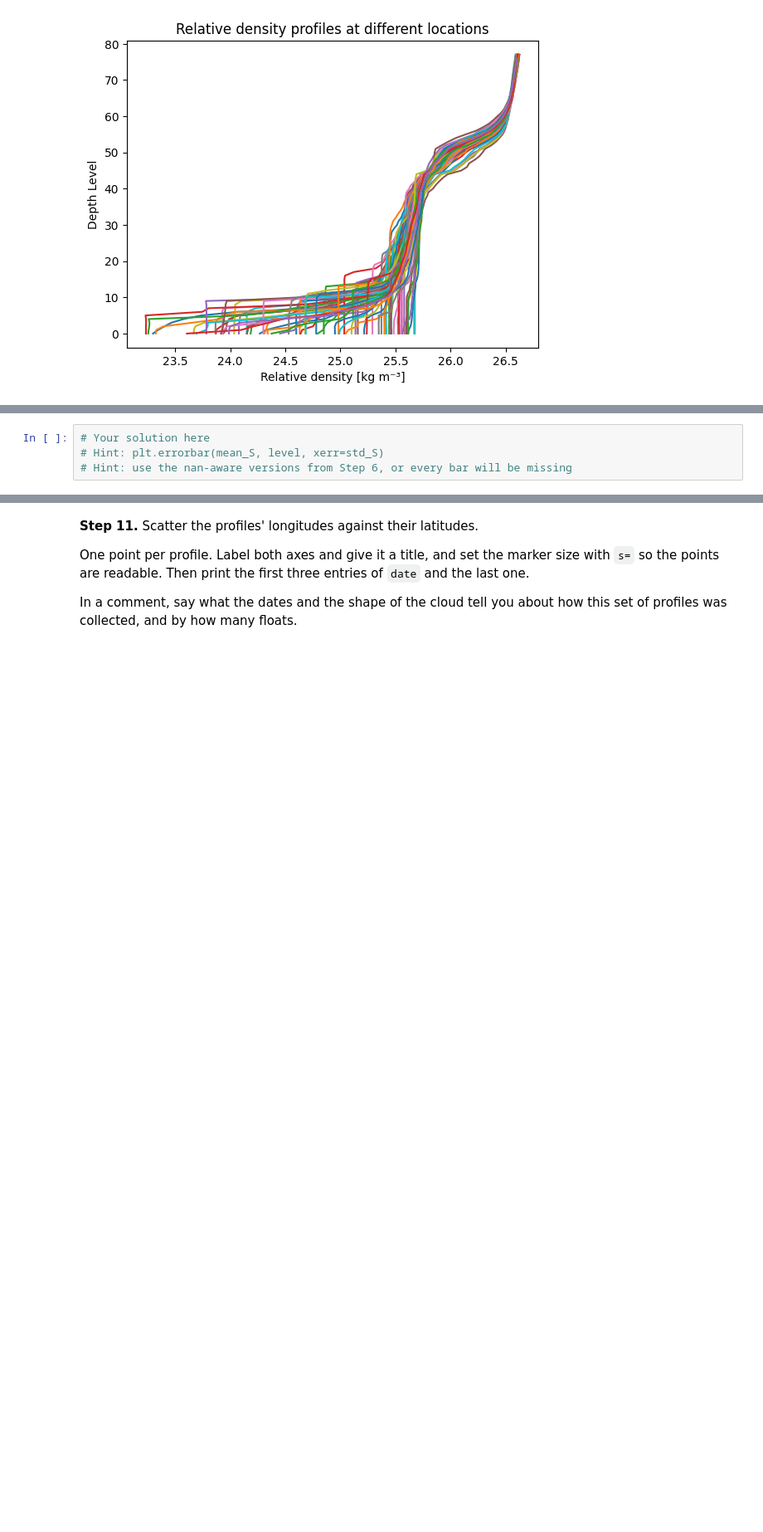
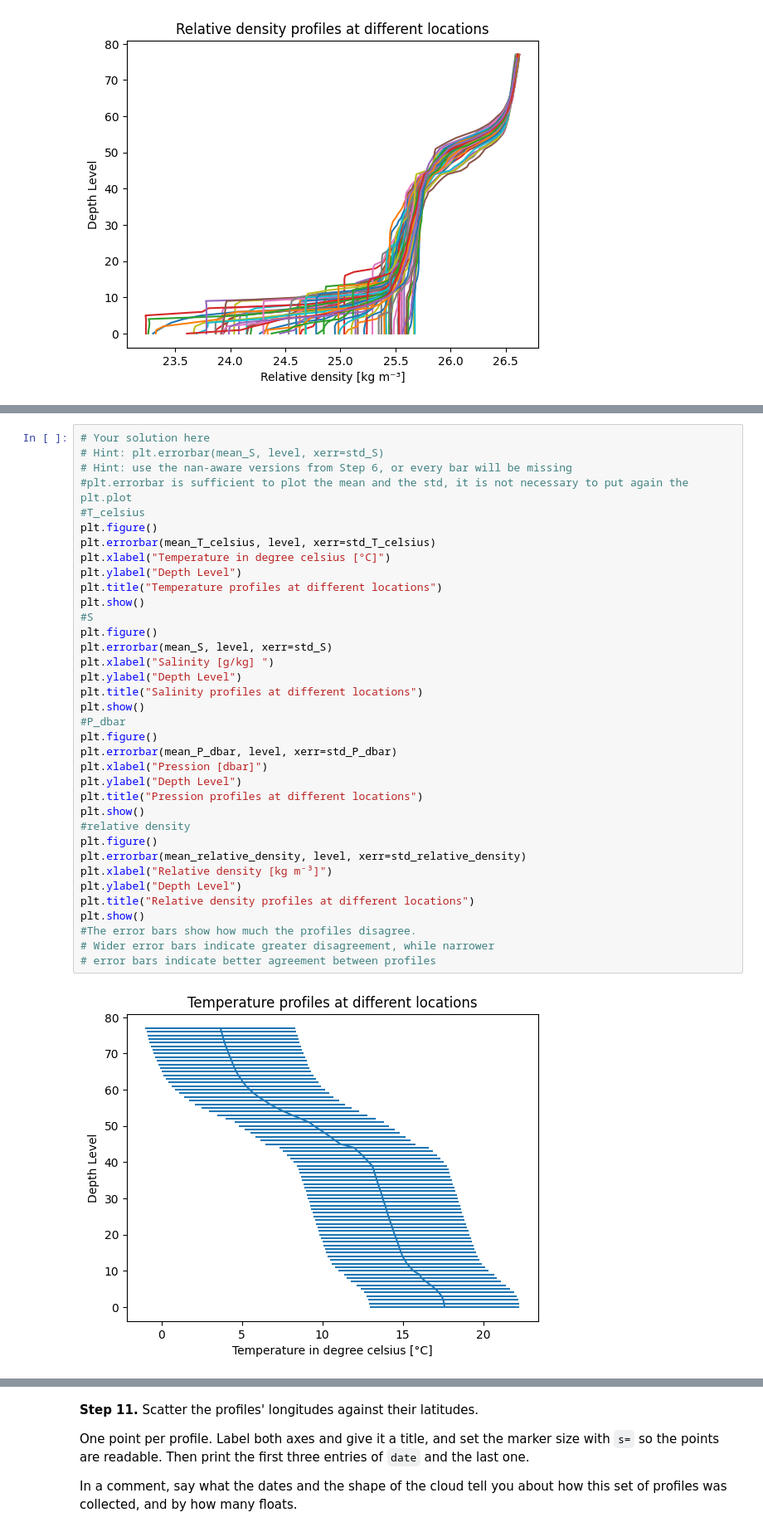
Before and after one commit to mat381/2026_Intro_Python, a Jupyter notebook: exo_1.3-numpy-environmental-exercises.ipynb, the cells around one changed output, grey strips where cells are left out. Shown at 83% size. Drawn from its saved outputs; the diff is of its cells as text; blank space fills up the shorter version.

```diff
--- a/exo_1.3-numpy-environmental-exercises.ipynb
+++ b/exo_1.3-numpy-environmental-exercises.ipynb
@@ -407,7 +423,41 @@ Because the variable is on the *x*-axis, the spread is a *horizontal* error bar
 
 In a comment, say what the width of the error bars tells you about how much the profiles disagree
 near the surface compared with at depth.
-# %%
-# Your solution here
-# Hint: plt.errorbar(mean_S, level, xerr=std_S)
-# Hint: use the nan-aware versions from Step 6, or every bar will be missing
+# %%
+# Your solution here
+# Hint: plt.errorbar(mean_S, level, xerr=std_S)
+# Hint: use the nan-aware versions from Step 6, or every bar will be missing
+#plt.errorbar is sufficient to plot the mean and the std, it is not necessary to put again the plt.plot
+#T_celsius
+plt.figure()
+plt.errorbar(mean_T_celsius, level, xerr=std_T_celsius)
+plt.xlabel("Temperature in degree celsius [°C]")
+plt.ylabel("Depth Level")
+plt.title("Temperature profiles at different locations")
+plt.show()
+#S
+plt.figure()
+plt.errorbar(mean_S, level, xerr=std_S)
+plt.xlabel("Salinity [g/kg] ")
+plt.ylabel("Depth Level")
+plt.title("Salinity profiles at different locations")
+plt.show()
+#P_dbar
+plt.figure()
+plt.errorbar(mean_P_dbar, level, xerr=std_P_dbar)
+plt.xlabel("Pression [dbar]")
+plt.ylabel("Depth Level")
+plt.title("Pression profiles at different locations")
+plt.show()
+#relative density
+plt.figure()
+plt.errorbar(mean_relative_density, level, xerr=std_relative_density)
+plt.xlabel("Relative density [kg m⁻³]")
+plt.ylabel("Depth Level")
+plt.title("Relative density profiles at different locations")
+plt.show()
+#The error bars show how much the profiles disagree.
+# Wider error bars indicate greater disagreement, while narrower
+# error bars indicate better agreement between profiles
+# %% [output]
+[figure, added]
```
Also changed, not shown: parts of 5 cells of this notebook.
